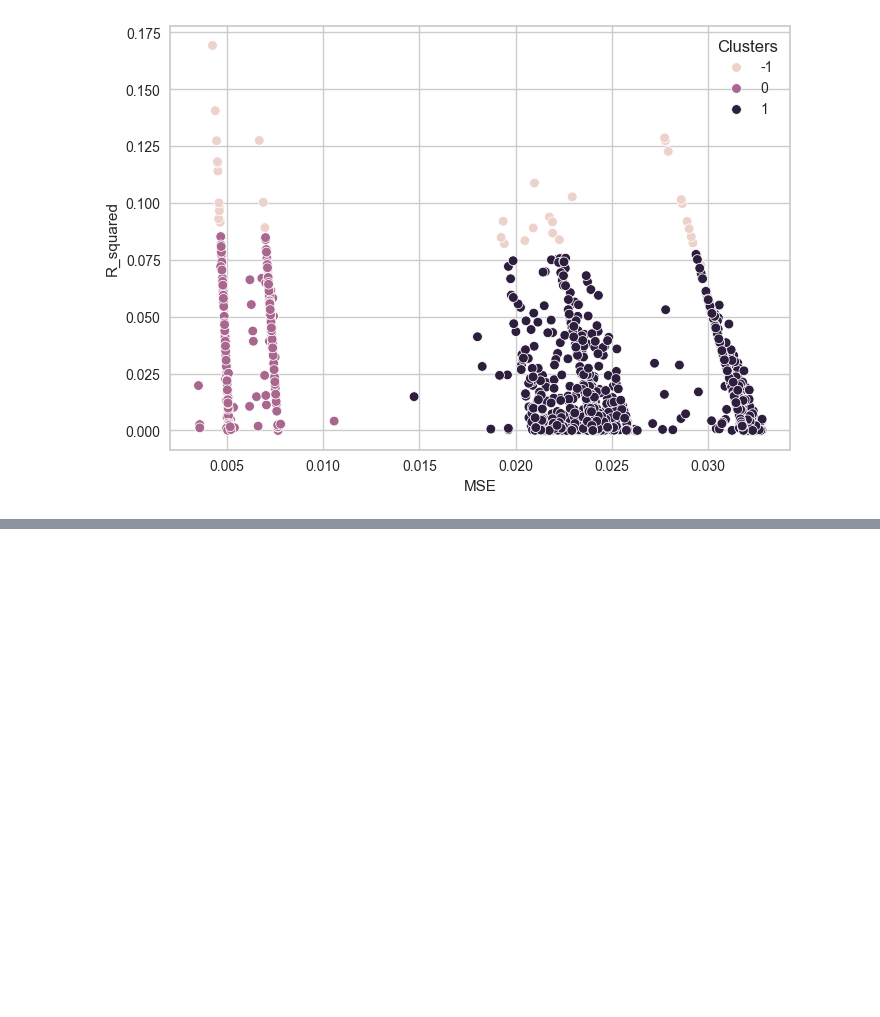
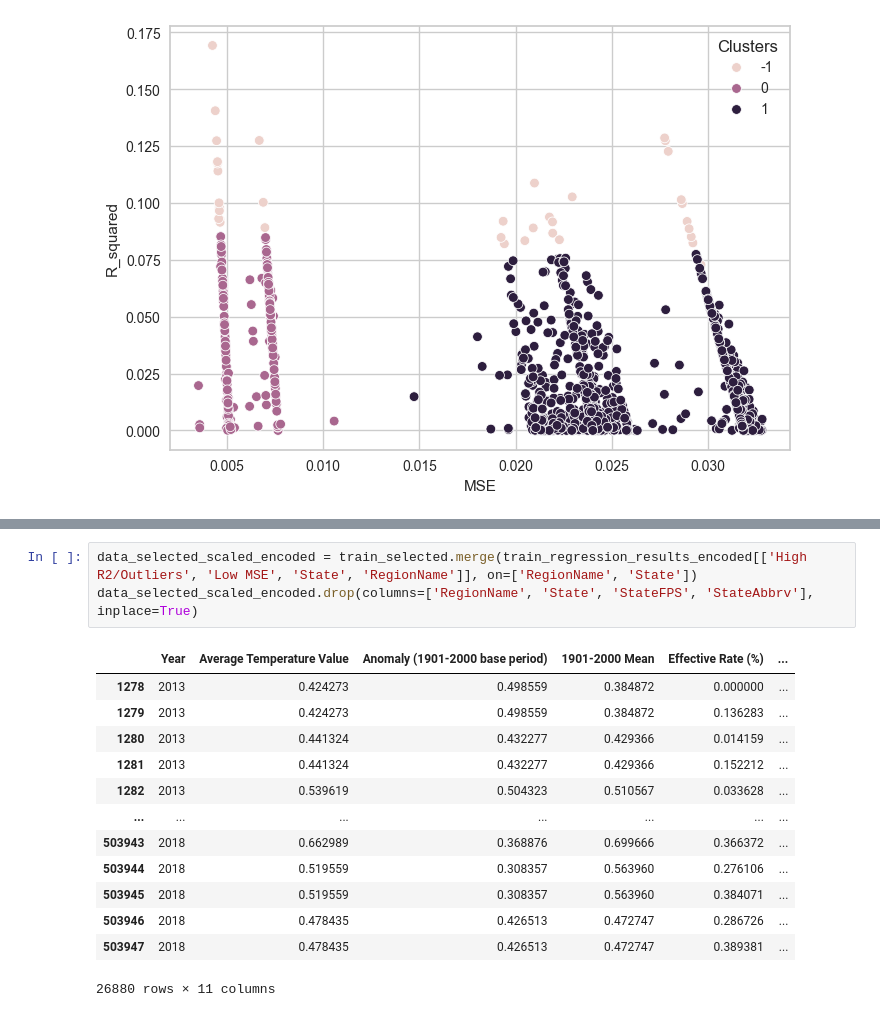
Before and after one commit to MLFP-90803-SP24-FinalProjects/Team17-FinalProject, a Jupyter notebook: Q1_Regression_DBSCAN.ipynb, the cells around one changed output, grey strips where cells are left out. Drawn from its saved outputs; the diff is of its cells as text; blank space fills up the shorter version.

```diff
--- a/Q1_Regression_DBSCAN.ipynb
+++ b/Q1_Regression_DBSCAN.ipynb
@@ -398,0 +444,17 @@ Name: count, dtype: int64
+# %%
+data_selected_scaled_encoded = train_selected.merge(train_regression_results_encoded[['High R2/Outliers', 'Low MSE', 'State', 'RegionName']], on=['RegionName', 'State'])
+data_selected_scaled_encoded.drop(columns=['RegionName', 'State', 'StateFPS', 'StateAbbrv'], inplace=True)
+# %% [output]
+|  | Year | Average Temperature Value | Anomaly (1901-2000 base period) | 1901-2000 Mean | Effective Rate (%) | ... |
+| 1278 | 2013 | 0.424273 | 0.498559 | 0.384872 | 0.000000 | ... |
+| 1279 | 2013 | 0.424273 | 0.498559 | 0.384872 | 0.136283 | ... |
+| 1280 | 2013 | 0.441324 | 0.432277 | 0.429366 | 0.014159 | ... |
+| 1281 | 2013 | 0.441324 | 0.432277 | 0.429366 | 0.152212 | ... |
+| 1282 | 2013 | 0.539619 | 0.504323 | 0.510567 | 0.033628 | ... |
+| ... | ... | ... | ... | ... | ... | ... |
+| 503943 | 2018 | 0.662989 | 0.368876 | 0.699666 | 0.366372 | ... |
+| 503944 | 2018 | 0.519559 | 0.308357 | 0.563960 | 0.276106 | ... |
+| 503945 | 2018 | 0.519559 | 0.308357 | 0.563960 | 0.384071 | ... |
+| 503946 | 2018 | 0.478435 | 0.426513 | 0.472747 | 0.286726 | ... |
+| 503947 | 2018 | 0.478435 | 0.426513 | 0.472747 | 0.389381 | ... |
+26880 rows × 11 columns
```
Also changed, not shown: parts of 5 cells of this notebook.
